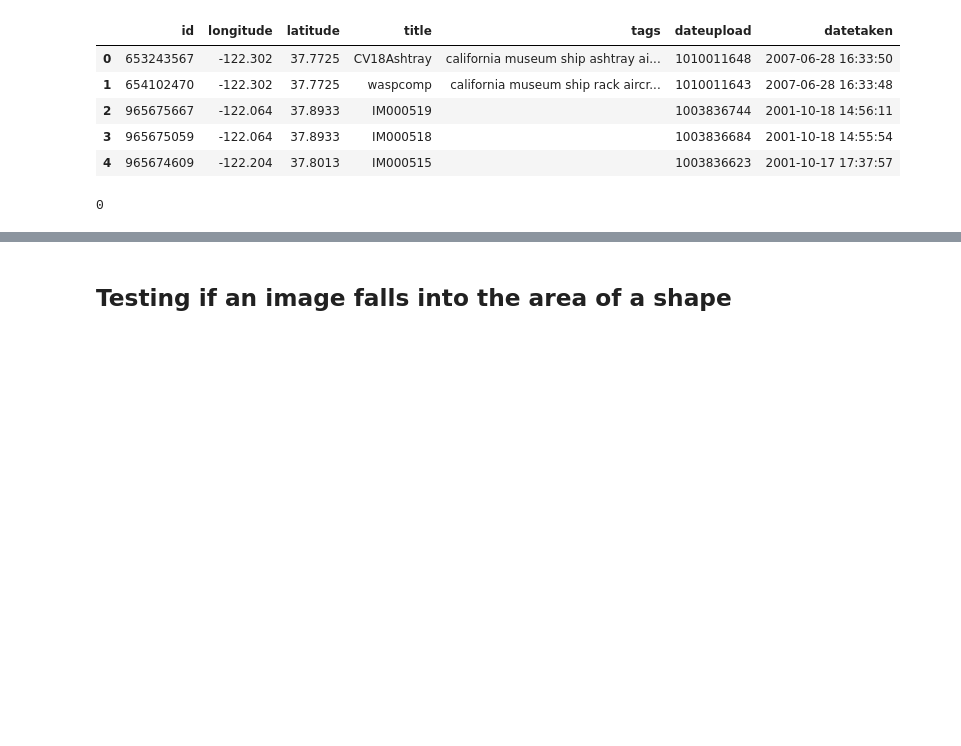
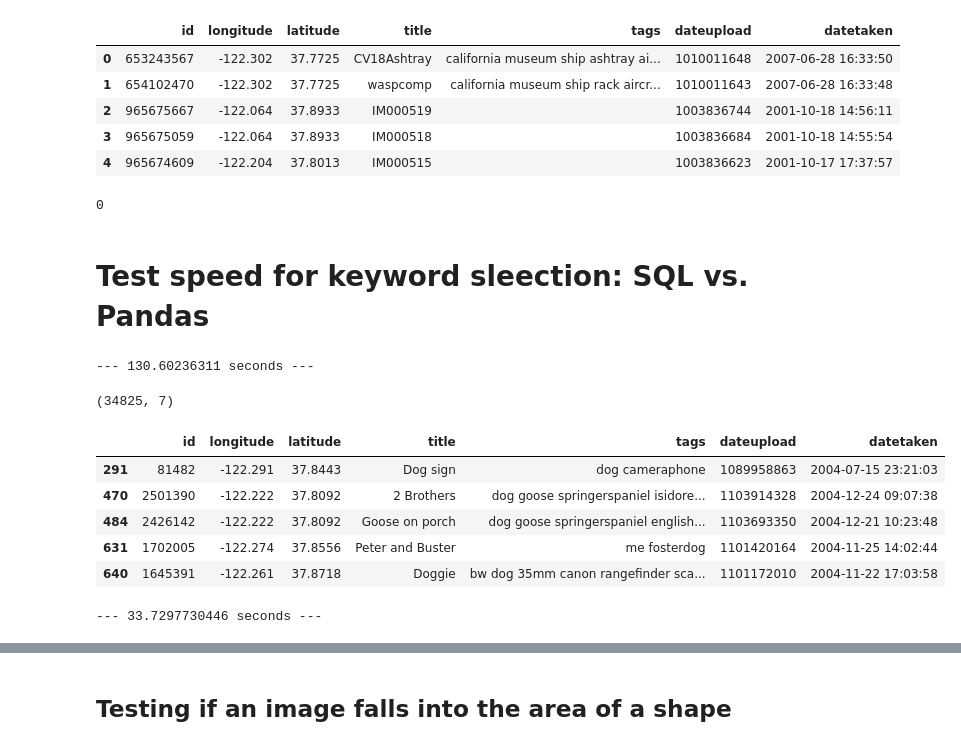
Before and after one commit to cleipski/Insight-Project, a Jupyter notebook: 03_read_census_shapefiles.ipynb, the cells around one changed output, grey strips where cells are left out. Cells and saved outputs as stored; diff of their text form; code cells hidden in the pictures; blank space fills up the shorter version.

```diff
--- a/03_read_census_shapefiles.ipynb
+++ b/03_read_census_shapefiles.ipynb
@@ -518,3 +469,58 @@ flickr_fom_sql_unique.isnull().sum().sum()
 # %%
 # Save to pickle
 flickr_fom_sql_unique.to_pickle(os.path.join('..','..','data','flickr_all_unique.df'))
+# %% [markdown]
+# Test speed for keyword sleection: SQL vs. Pandas
+# %%
+# Add observed data
+#In Python: Define a database name (we're using a dataset on births, so I call it
+# birth_db), and your username and password used above.
+dbname = 'flickr_db'
+#username = 'username'
+#pswd = 'password'
+## 'engine' is a connection to a database
+## Here, we're using postgres, but sqlalchemy can connect to other things too.
+#engine = create_engine('postgresql://%s:%s@localhost/%s'%(username,pswd,dbname))
+engine = create_engine('postgresql://@localhost/%s'%(dbname))
+# Connect to an existing database
+conn = psycopg2.connect("dbname=flickr_db")
+# Open a cursor to perform database operations
+cur = conn.cursor()
+# %%
+import time
+start_time = time.time()
+# set query string
+sql_query = """
+SELECT id,longitude,latitude,title,tags,dateupload,datetaken FROM flickr_all;
+"""
+# Run query and save in DF
+flickr_fom_sql = pd.read_sql_query(sql_query,conn)
+# Drop duplicates
+flickr_fom_sql_unique = flickr_fom_sql.drop_duplicates(subset='id',keep='first')
+# # Make title/tags lower case
+# flickr_fom_sql_unique['title'] = flickr_fom_sql_unique['title'].str.lower()
+# flickr_fom_sql_unique['tags'] = flickr_fom_sql_unique['tags'].str.lower()
+# Select entries with 'dog' in Tag or Title
+dog_title = flickr_fom_sql_unique[flickr_fom_sql_unique['title'].str.contains("dog",na=False)]
+dog_tags = flickr_fom_sql_unique[flickr_fom_sql_unique['tags'].str.contains("dog", na=False)]
+# Combine results
+dog_all = dog_tags.append(dog_title)
+# Drop duplicates
+dog_all_clean = dog_all.drop_duplicates(subset='id', keep='first')
+
+print("--- %s seconds ---" % (time.time() - start_time))
+# %% [output]
+--- 130.60236311 seconds ---
+# %%
+dog_all_clean.shape
+# %% [output]
+(34825, 7)
+# %%
+dog_all_clean.head()
+# %% [output]
+|  | id | longitude | latitude | title | tags | dateupload | datetaken |
+| 291 | 81482 | -122.291 | 37.8443 | Dog sign | dog cameraphone | 1089958863 | 2004-07-15 23:21:03 |
+| 470 | 2501390 | -122.222 | 37.8092 | 2 Brothers | dog goose springerspaniel isidore... | 1103914328 | 2004-12-24 09:07:38 |
+| 484 | 2426142 | -122.222 | 37.8092 | Goose on porch | dog goose springerspaniel english... | 1103693350 | 2004-12-21 10:23:48 |
+| 631 | 1702005 | -122.274 | 37.8556 | Peter and Buster | me fosterdog | 1101420164 | 2004-11-25 14:02:44 |
+| 640 | 1645391 | -122.261 | 37.8718 | Doggie | bw dog 35mm canon rangefinder sca... | 1101172010 | 2004-11-22 17:03:58 |
@@ -520,0 +533,25 @@ flickr_fom_sql_unique.to_pickle(os.path.join('..','..','data','flickr_all_unique
+# %%
+import time
+start_time = time.time()
+# set query string
+sql_query = """
+SELECT
+    id,longitude,latitude,title,tags,dateupload,datetaken
+FROM
+    flickr_all
+WHERE
+    title ~ 'dog'
+    OR
+    tags ~ 'dog';
+"""
+# Run query and save in DF
+try:
+    flickr_fom_sql = pd.read_sql_query(sql_query,conn)
+except:
+    conn.rollback()
+    # Drop duplicates
+dog_all_clean = flickr_fom_sql.drop_duplicates(subset='id', keep='first')
+
+print("--- %s seconds ---" % (time.time() - start_time))
+# %% [output]
+--- 33.7297730446 seconds ---
```
Also changed, not shown: parts of 10 cells of this notebook, 24 other files.
